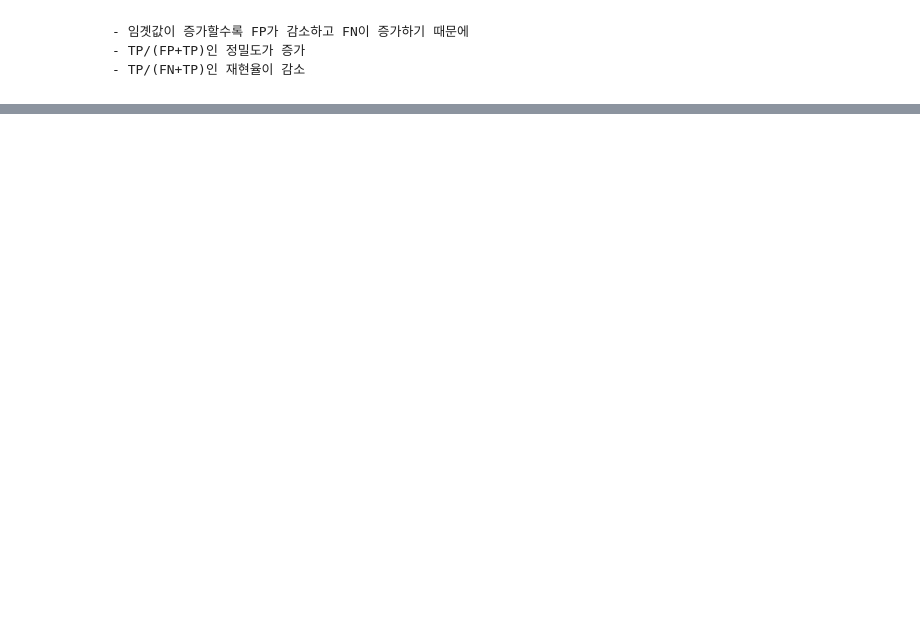
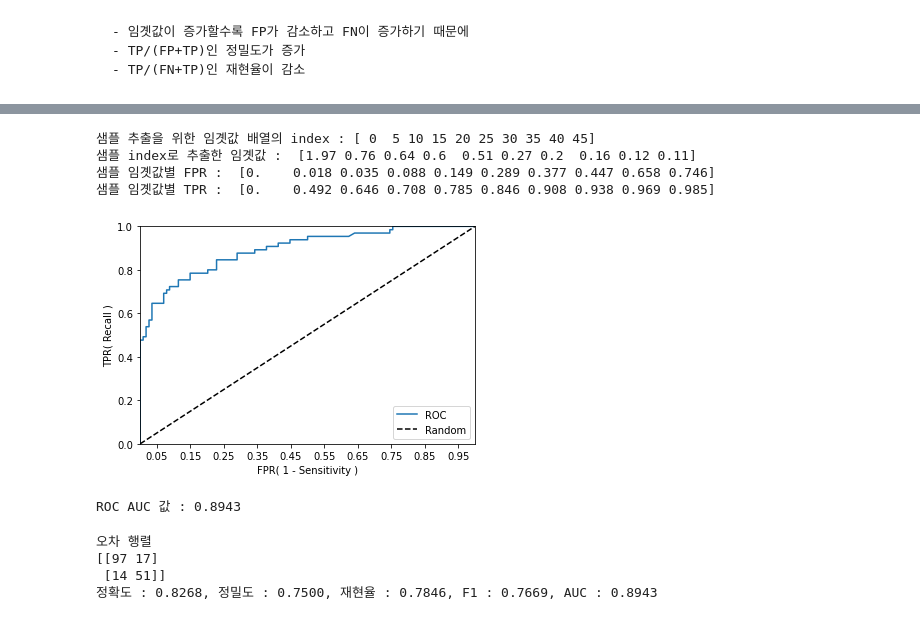
Before and after one commit to soyoonjeong/MachineLearning, a Jupyter notebook: 평가.ipynb, the cells around one changed output, grey strips where cells are left out. Drawn from its saved outputs; the diff is of its cells as text; code cells hidden in the pictures; blank space fills up the shorter version.

```diff
--- a/평가.ipynb
+++ b/평가.ipynb
@@ -416,0 +440,69 @@ precision_recall_curve_plot(y_test, pred_proba_class1)
+# %%
+from sklearn.metrics import roc_curve
+
+pred_proba_class1 = lr_clf.predict_proba(X_test)[:,1].reshape(-1,1)
+
+fprs, tprs, thresholds = roc_curve(y_test, pred_proba_class1)
+
+thr_index = np.arange(0,thresholds.shape[0],5)
+print('샘플 추출을 위한 임곗값 배열의 index :', thr_index)
+print('샘플 index로 추출한 임곗값 : ', np.round(thresholds[thr_index], 2))
+
+# 5 step 단위로 추출된 임계값에 따른 FPR, TPR 값
+print('샘플 임곗값별 FPR : ', np.round(fprs[thr_index], 3))
+print('샘플 임곗값별 TPR : ', np.round(tprs[thr_index], 3))
+# %% [output]
+샘플 추출을 위한 임곗값 배열의 index : [ 0  5 10 15 20 25 30 35 40 45]
+샘플 index로 추출한 임곗값 :  [1.97 0.76 0.64 0.6  0.51 0.27 0.2  0.16 0.12 0.11]
+샘플 임곗값별 FPR :  [0.    0.018 0.035 0.088 0.149 0.289 0.377 0.447 0.658 0.746]
+샘플 임곗값별 TPR :  [0.    0.492 0.646 0.708 0.785 0.846 0.908 0.938 0.969 0.985]
+# %%
+def roc_curve_plot(y_test, pred_proba_c1):
+
+    fprs, tprs, thresholds = roc_curve(y_test, pred_proba_c1)
+
+    plt.plot(fprs, tprs, label="ROC")
+    plt.plot([0,1],[0,1],"k--",label="Random")
+
+    start,end = plt.xlim()
+    plt.xticks(np.round(np.arange(start,end,0.1),2))
+    plt.xlim(0,1)
+    plt.ylim(0,1)
+    plt.xlabel('FPR( 1 - Sensitivity )'); plt.ylabel('TPR( Recall )')
+    plt.legend()
+    plt.show()
+
+roc_curve_plot(y_test, pred_proba_class1)
+# %% [output]
+[figure, added]
+# %%
+from sklearn.metrics import roc_auc_score
+
+pred_proba = lr_clf.predict_proba(X_test)[:,1]
+roc_score = roc_auc_score(y_test, pred_proba)
+print("ROC AUC 값 : {0:.4f}".format(roc_score))
+# %% [output]
+ROC AUC 값 : 0.8943
+# %%
+from sklearn.metrics import accuracy_score, precision_score, recall_score, confusion_matrix, f1_score, roc_auc_score
+
+def get_clf_eval(y_test, pred, pred_proba):
+    accuracy = accuracy_score(y_test, pred)
+    precision = precision_score(y_test, pred)
+    recall = recall_score(y_test, pred)
+    confusion = confusion_matrix(y_test, pred)
+    f1 = f1_score(y_test, pred)
+    roc_auc = roc_auc_score(y_test, pred_proba)
+
+    print("오차 행렬")
+    print(confusion)
+    print("정확도 : {0:.4f}, 정밀도 : {1:.4f}, 재현율 : {2:.4f}, F1 : {3:.4f}, AUC : {4:.4f}"
+         .format(accuracy, precision, recall, f1, roc_auc))
+
+
+get_clf_eval(y_test, pred, pred_proba)
+# %% [output]
+오차 행렬
+[[97 17]
+ [14 51]]
+정확도 : 0.8268, 정밀도 : 0.7500, 재현율 : 0.7846, F1 : 0.7669, AUC : 0.8943
```
Also changed, not shown: parts of 12 cells of this notebook.
